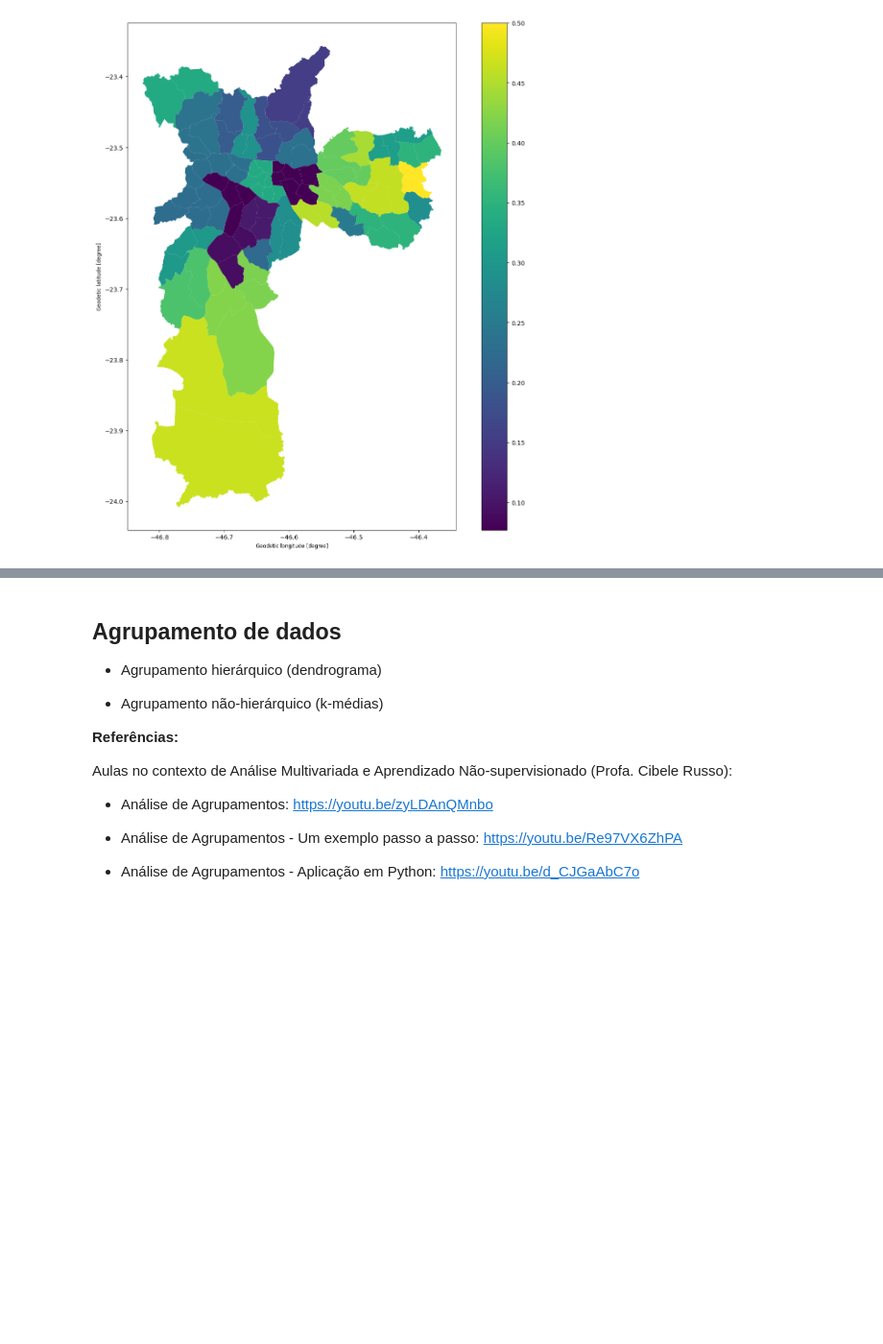
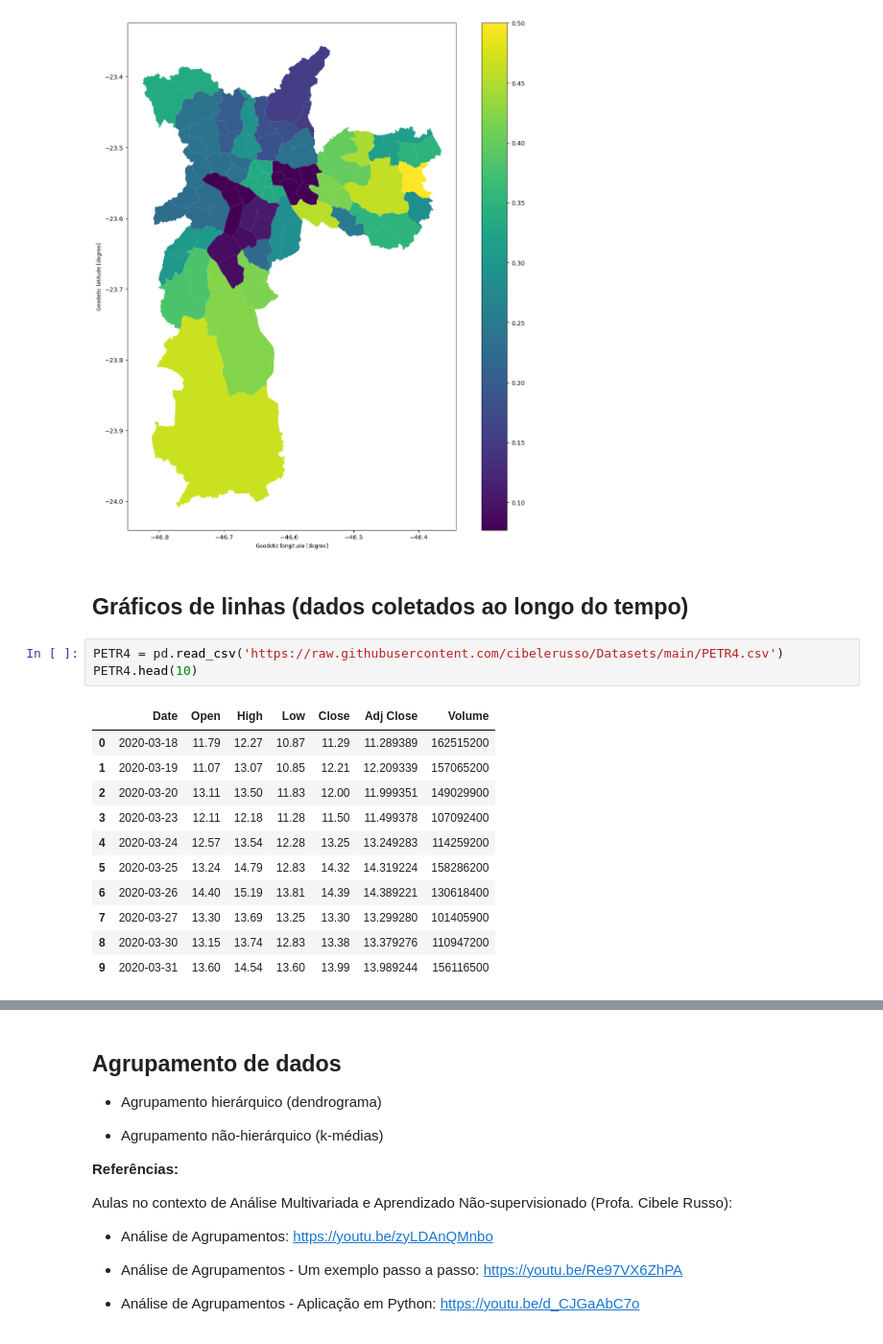
Before and after one commit to cibelerusso/EstatisticaI, a Jupyter notebook: Notebooks/5 AnaliseExploratoriadeDados.ipynb, the cells around one changed output, grey strips where cells are left out. Shown at 96% size. Saved outputs shown, nothing was run; the diff lists cells and outputs as text; blank space fills up the shorter version.

```diff
--- a/Notebooks/5 AnaliseExploratoriadeDados.ipynb
+++ b/Notebooks/5 AnaliseExploratoriadeDados.ipynb
@@ -1081,3 +1079,21 @@ gdf.plot(column='Inadimplente', legend=True, )
 # %% [output]
 <Axes: xlabel='Geodetic longitude [degree]', ylabel='Geodetic latitude [degree]'>
 [figure]
+# %% [markdown]
+
+## Gráficos de linhas (dados coletados ao longo do tempo)
+# %%
+PETR4 = pd.read_csv('https://raw.githubusercontent.com/cibelerusso/Datasets/main/PETR4.csv')
+PETR4.head(10)
+# %% [output]
+|  | Date | Open | High | Low | Close | Adj Close | Volume |
+| 0 | 2020-03-18 | 11.79 | 12.27 | 10.87 | 11.29 | 11.289389 | 162515200 |
+| 1 | 2020-03-19 | 11.07 | 13.07 | 10.85 | 12.21 | 12.209339 | 157065200 |
+| 2 | 2020-03-20 | 13.11 | 13.50 | 11.83 | 12.00 | 11.999351 | 149029900 |
+| 3 | 2020-03-23 | 12.11 | 12.18 | 11.28 | 11.50 | 11.499378 | 107092400 |
+| 4 | 2020-03-24 | 12.57 | 13.54 | 12.28 | 13.25 | 13.249283 | 114259200 |
+| 5 | 2020-03-25 | 13.24 | 14.79 | 12.83 | 14.32 | 14.319224 | 158286200 |
+| 6 | 2020-03-26 | 14.40 | 15.19 | 13.81 | 14.39 | 14.389221 | 130618400 |
+| 7 | 2020-03-27 | 13.30 | 13.69 | 13.25 | 13.30 | 13.299280 | 101405900 |
+| 8 | 2020-03-30 | 13.15 | 13.74 | 12.83 | 13.38 | 13.379276 | 110947200 |
+| 9 | 2020-03-31 | 13.60 | 14.54 | 13.60 | 13.99 | 13.989244 | 156116500 |
```
Also changed, not shown: parts of 2 cells of this notebook.
